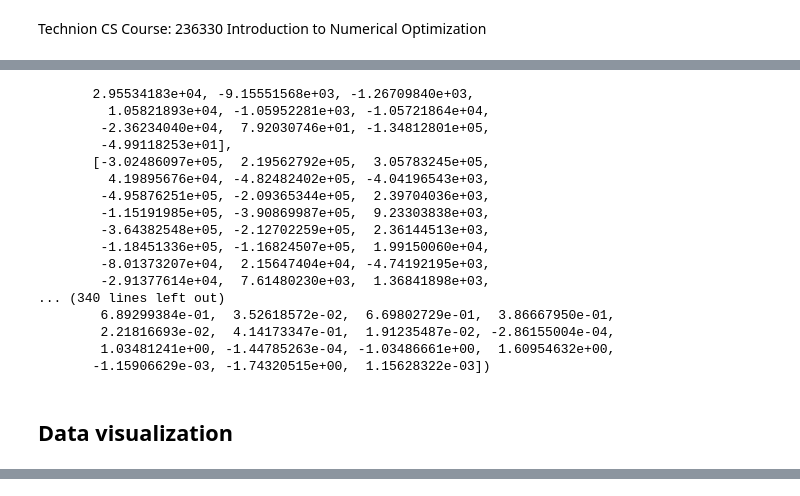
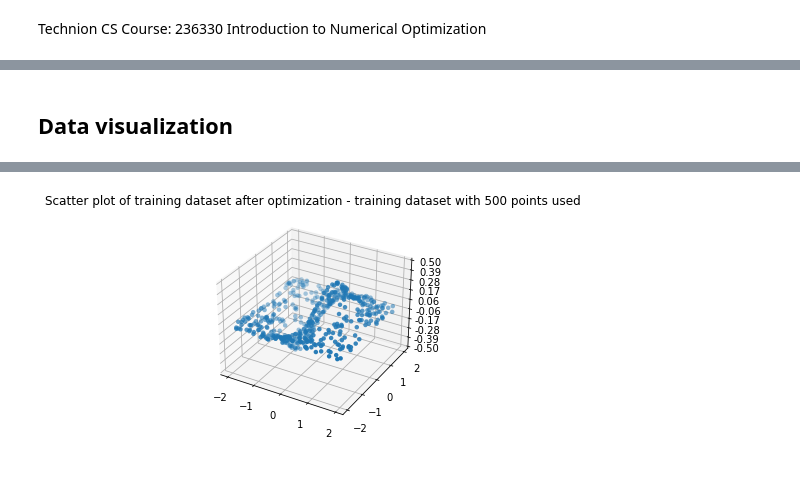
Before and after one commit to Duncan10/optimization, a Jupyter notebook: neural-network-from-scratch.ipynb, the cells around one changed output, grey strips where cells are left out. Cells and saved outputs as stored; diff of their text form; code cells hidden in the pictures.

```diff
--- a/neural-network-from-scratch.ipynb
+++ b/neural-network-from-scratch.ipynb
@@ -236,7 +208,7 @@ def generateTestSet(n):
 #INIT NN model
 #generate training data
 x_1, y_1 = generateTrainingData(500)
-#create initial paramters
+#create initial parameters
 W_input = W()
 
 #instantiate Neural Network
@@ -247,31 +219,12 @@ myNet.training(x_1, y_1)
 """
 BFGS the NN with respect to x, that is, grad0 is starting point, data set x is fixed, find minimum grad
 """
-result = minimize(myNet.iterMinimizeW, myNet.param.flattenParams(), method='BFGS', jac=myNet.iterMinimizeGradient, tol=10**(-6))
-print(result)
+result = minimize(myNet.iterMinimizeW, myNet.param.flattenParams(), method='BFGS', jac=myNet.iterMinimizeGradient, tol=10**(-5))
 
 #evaluation with test set
 x1_test, x2_test = generateTestSet(200)
 #z_training = myNet.testNetwork(x1_test, x2_test)
 z_test = myNet.testNetwork(x1_test, x2_test)
-# %% [output]
-       2.95534183e+04, -9.15551568e+03, -1.26709840e+03,
-         1.05821893e+04, -1.05952281e+03, -1.05721864e+04,
-        -2.36234040e+04,  7.92030746e+01, -1.34812801e+05,
-        -4.99118253e+01],
-       [-3.02486097e+05,  2.19562792e+05,  3.05783245e+05,
-         4.19895676e+04, -4.82482402e+05, -4.04196543e+03,
-        -4.95876251e+05, -2.09365344e+05,  2.39704036e+03,
-        -1.15191985e+05, -3.90869987e+05,  9.23303838e+03,
-        -3.64382548e+05, -2.12702259e+05,  2.36144513e+03,
-        -1.18451336e+05, -1.16824507e+05,  1.99150060e+04,
-        -8.01373207e+04,  2.15647404e+04, -4.74192195e+03,
-        -2.91377614e+04,  7.61480230e+03,  1.36841898e+03,
-... (340 lines left out)
-        6.89299384e-01,  3.52618572e-02,  6.69802729e-01,  3.86667950e-01,
-        2.21816693e-02,  4.14173347e-01,  1.91235487e-02, -2.86155004e-04,
-        1.03481241e+00, -1.44785263e-04, -1.03486661e+00,  1.60954632e+00,
-       -1.15906629e-03, -1.74320515e+00,  1.15628322e-03])
 # %% [markdown]
 ## Data visualization
 # %%
@@ -282,15 +235,7 @@ from matplotlib import cm
 from matplotlib.ticker import LinearLocator
 
 fig, ax = plt.subplots(subplot_kw={"projection": "3d"})
-# Make data.
-X = np.arange(-2, 2, 0.2)
-Y = np.arange(-2, 2, 0.2)
-X, Y = np.meshgrid(X, Y)
-Z = np.array(list(map(func, X, Y)))
 
-# Plot the surface.
-surf = ax.plot_surface(X, Y, Z, cmap='viridis',
-                      linewidth=0, antialiased=False)
 #scatter plot test points
 x, y = myNet.dataset
 z = myNet.testNetwork(x[:,0], x[:,1])
@@ -300,10 +245,10 @@ ax.scatter(x[:,0], x[:,1], z,
 ax.set_zlim(-0.5, 0.5)
 ax.zaxis.set_major_locator(LinearLocator(10))
 # A StrMethodFormatter is used automatically
-ax.zaxis.set_major_formatter('{x:.02f}
+ax.zaxis.set_major_formatter('{x:.02f}')
 
 # Add a color bar which maps values to colors.
 #fig.colorbar(surf, shrink=0.5, aspect=5)
-plt.title("Scatter plot of training dataset after optimization")
+plt.title("Scatter plot of training dataset after optimization - training dataset with 500 points used")
 plt.show()
 # %% [output]
@@ -311,3 +255,4 @@ SyntaxError: EOL while scanning string literal (<ipython-input-73-1cc7f111bac3>,
+[figure, added]
 # %%
 # plot approximated function by the Neural Network using the NN after training and optimization
 
```
Also changed, not shown: parts of 7 cells of this notebook.
